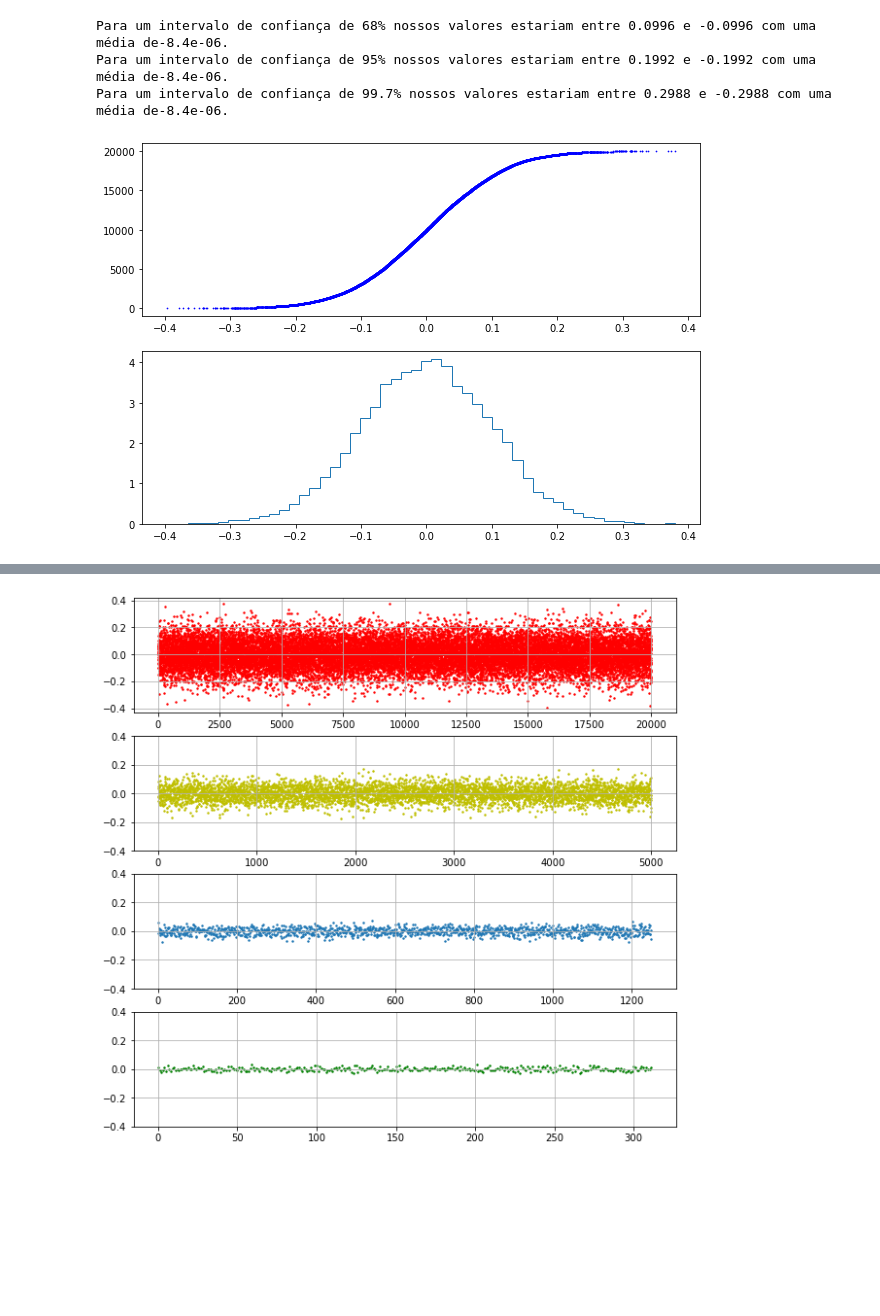
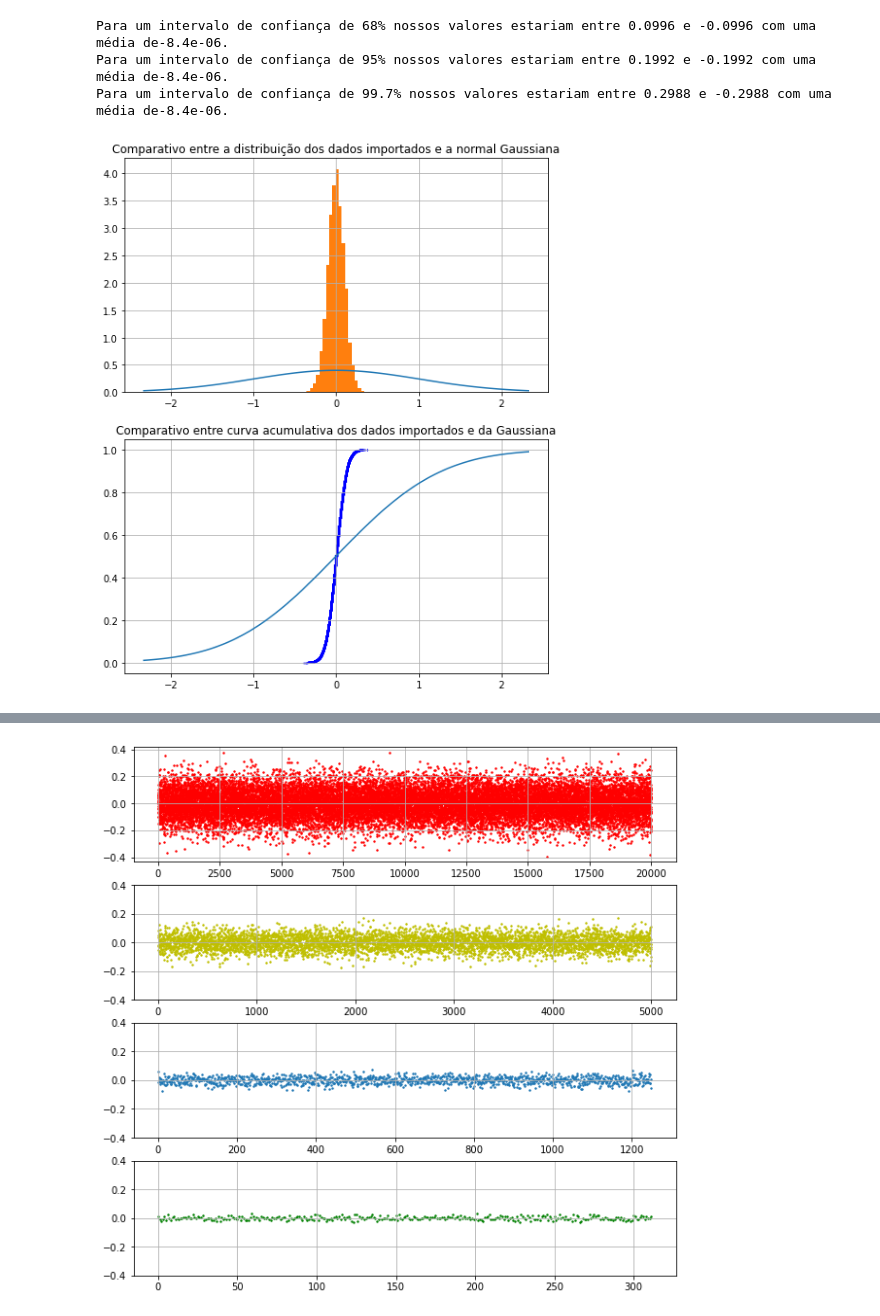
Before and after one commit to gaiogreg/projetos-lets-code, a Jupyter notebook: Projeto6/Projeto6.ipynb, the cells around one changed output, grey strips where cells are left out. Saved outputs shown, nothing was run; the diff lists cells and outputs as text; code cells hidden in the pictures; blank space fills up the shorter version.

```diff
--- a/Projeto6/Projeto6.ipynb
+++ b/Projeto6/Projeto6.ipynb
@@ -78,9 +36,20 @@ def agrupamento(np_array, index, sort_array= False):
 #analisando os dados em ordem crescente
 #Visualizando a distribuição dos dados
 df_lista_media_sorted = agrupamento(np_array_btc, 1, True)
-# %%
-fig, (axs1,axs2) = plt.subplots(2,1, figsize=(10,7))
-axs1.scatter(df_lista_media_sorted,df_lista_media_sorted.index, s=0.5, c='b');
-axs2.hist(df_lista_media_sorted, density=True, bins=50, histtype='step');
-# %% [output]
-[figure, removed]
+# %%
+normal_variable = norm()
+normal_values = normal_variable.rvs(size=100000)
+x = np.linspace(normal_variable.ppf(0.01), normal_variable.ppf(0.99), 100)
+
+fig, (axs1,axs2) = plt.subplots(2,1, figsize=(8,10))
+axs1.plot(x, normal_variable.pdf(x))
+axs1.hist(df_btc, density=True, bins=20)
+axs2.scatter(df_lista_media_sorted,df_lista_media_sorted.index/len(df_lista_media_sorted), s=0.5, c='b');
+axs2.plot(x, normal_variable.cdf(x));
+axs1.grid()
+axs2.grid()
+axs1.set_title('Comparativo entre a distribuição dos dados importados e a normal Gaussiana')
+axs2.set_title('Comparativo entre curva acumulativa dos dados importados e da Gaussiana');
+#leptocúrtica simétrica
+# %% [output]
+[figure, added]
```
Also changed, not shown: parts of 6 cells of this notebook.
